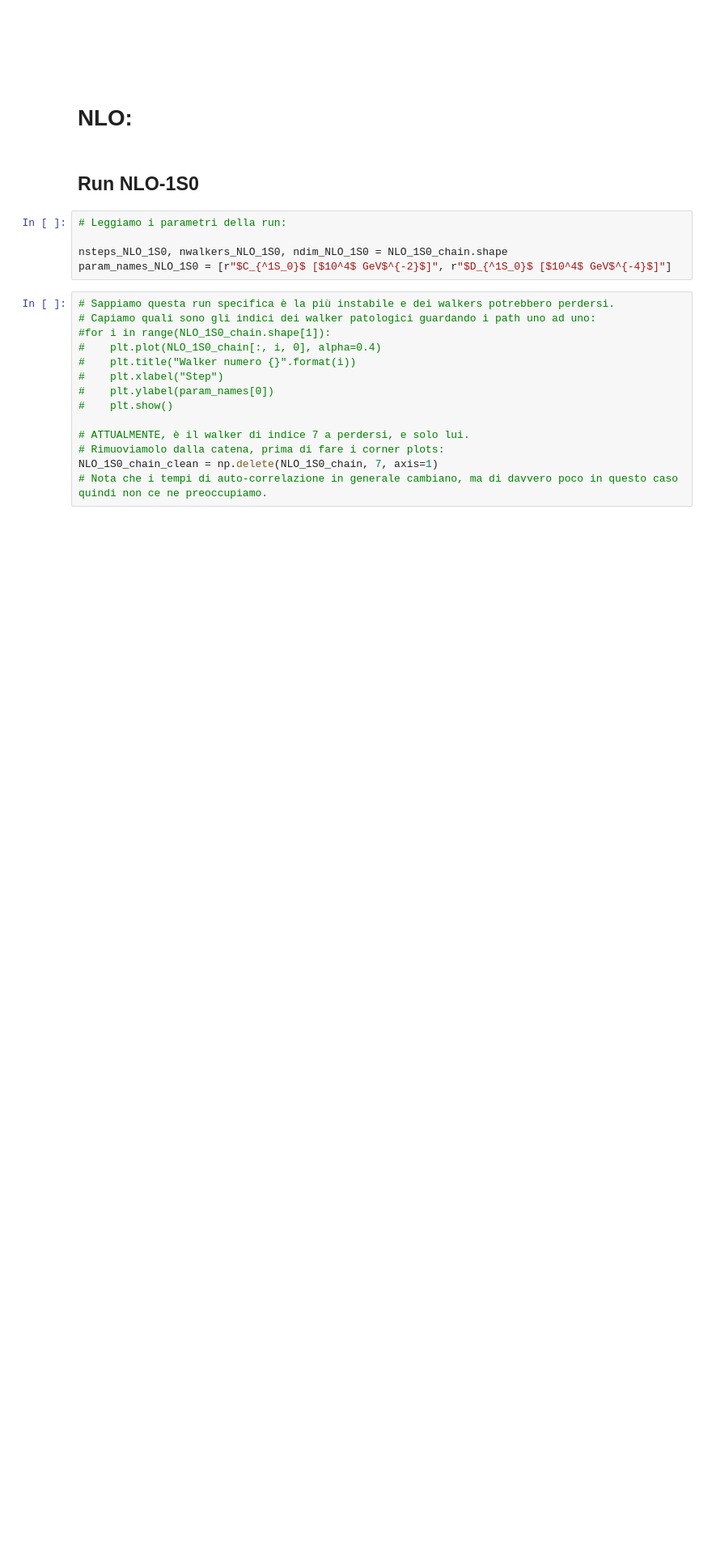
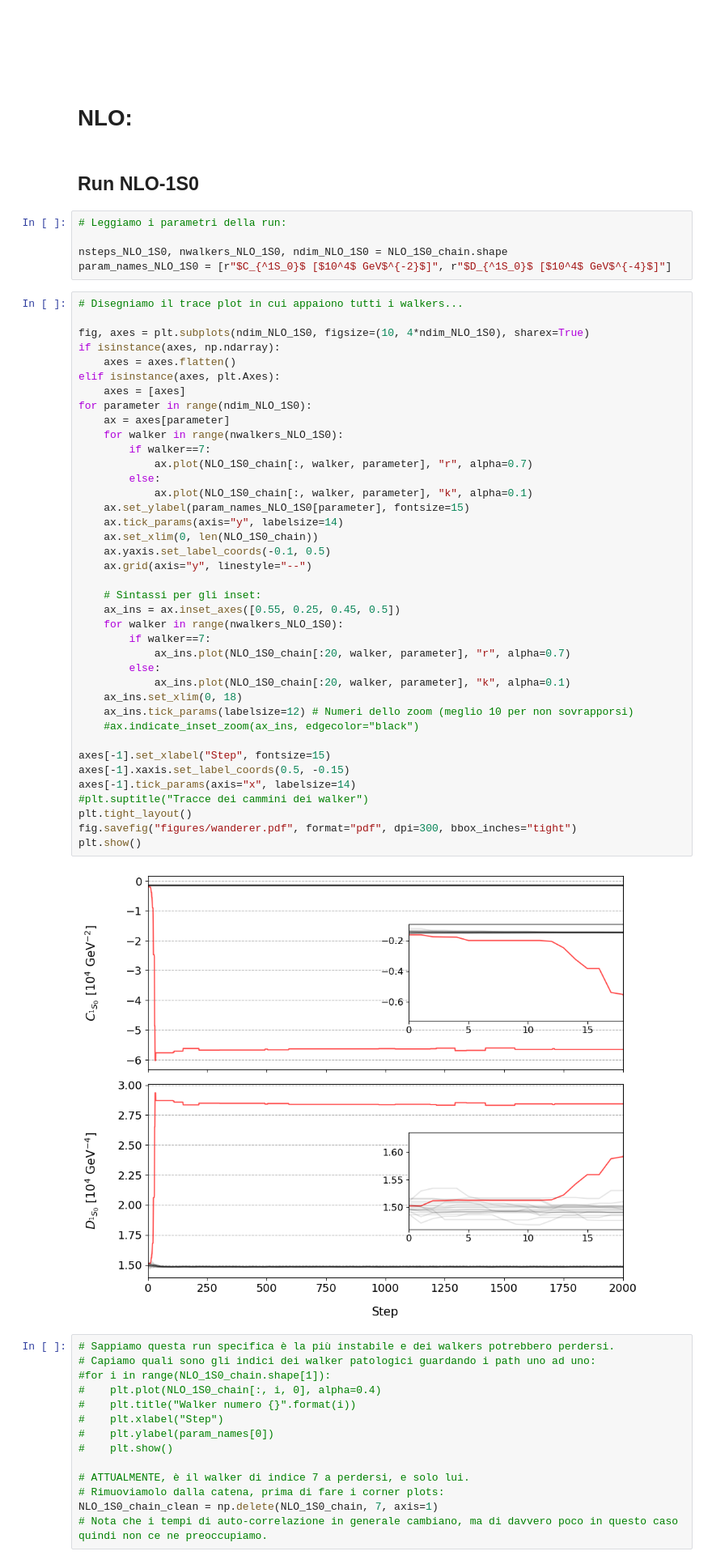
Before and after one commit to Lvetto/lmd_forza_nucleare, a Jupyter notebook: plots.ipynb, the cells around one changed output. Shown at 81% size. Saved outputs shown, nothing was run; the diff lists cells and outputs as text; blank space fills up the shorter version.

```diff
--- a/plots.ipynb
+++ b/plots.ipynb
@@ -366,6 +366,47 @@ plt.show()
 
 nsteps_NLO_1S0, nwalkers_NLO_1S0, ndim_NLO_1S0 = NLO_1S0_chain.shape
 param_names_NLO_1S0 = [r"$C_{^1S_0}$ [$10^4$ GeV$^{-2}$]", r"$D_{^1S_0}$ [$10^4$ GeV$^{-4}$]"]
+# %%
+# Disegniamo il trace plot in cui appaiono tutti i walkers...
+
+fig, axes = plt.subplots(ndim_NLO_1S0, figsize=(10, 4*ndim_NLO_1S0), sharex=True)
+if isinstance(axes, np.ndarray):
+    axes = axes.flatten()
+elif isinstance(axes, plt.Axes):
+    axes = [axes]
+for parameter in range(ndim_NLO_1S0):
+    ax = axes[parameter]
+    for walker in range(nwalkers_NLO_1S0):
+        if walker==7:
+            ax.plot(NLO_1S0_chain[:, walker, parameter], "r", alpha=0.7)
+        else:
+            ax.plot(NLO_1S0_chain[:, walker, parameter], "k", alpha=0.1)
+    ax.set_ylabel(param_names_NLO_1S0[parameter], fontsize=15)
+    ax.tick_params(axis="y", labelsize=14)
+    ax.set_xlim(0, len(NLO_1S0_chain))
+    ax.yaxis.set_label_coords(-0.1, 0.5)
+    ax.grid(axis="y", linestyle="--")
+
+    # Sintassi per gli inset:
+    ax_ins = ax.inset_axes([0.55, 0.25, 0.45, 0.5])
+    for walker in range(nwalkers_NLO_1S0):
+        if walker==7:
+            ax_ins.plot(NLO_1S0_chain[:20, walker, parameter], "r", alpha=0.7)
+        else:
+            ax_ins.plot(NLO_1S0_chain[:20, walker, parameter], "k", alpha=0.1)
+    ax_ins.set_xlim(0, 18)
+    ax_ins.tick_params(labelsize=12) # Numeri dello zoom (meglio 10 per non sovrapporsi)
+    #ax.indicate_inset_zoom(ax_ins, edgecolor="black")
+
+axes[-1].set_xlabel("Step", fontsize=15)
+axes[-1].xaxis.set_label_coords(0.5, -0.15)
+axes[-1].tick_params(axis="x", labelsize=14)
+#plt.suptitle("Tracce dei cammini dei walker")
+plt.tight_layout()
+fig.savefig("figures/wanderer.pdf", format="pdf", dpi=300, bbox_inches="tight")
+plt.show()
+# %% [output]
+[figure, added]
 # %%
 # Sappiamo questa run specifica è la più instabile e dei walkers potrebbero perdersi.
 # Capiamo quali sono gli indici dei walker patologici guardando i path uno ad uno:
```
Also changed, not shown: parts of 9 cells of this notebook, 5 other files.
